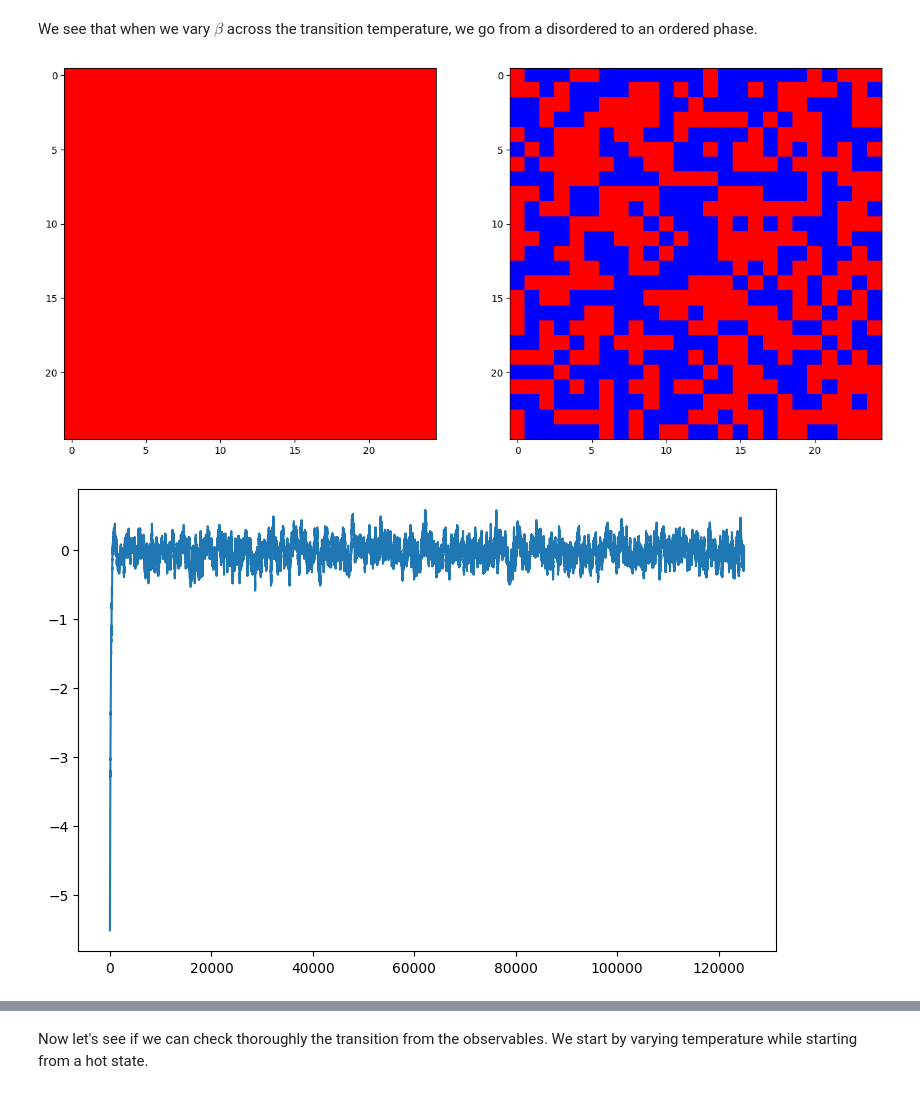
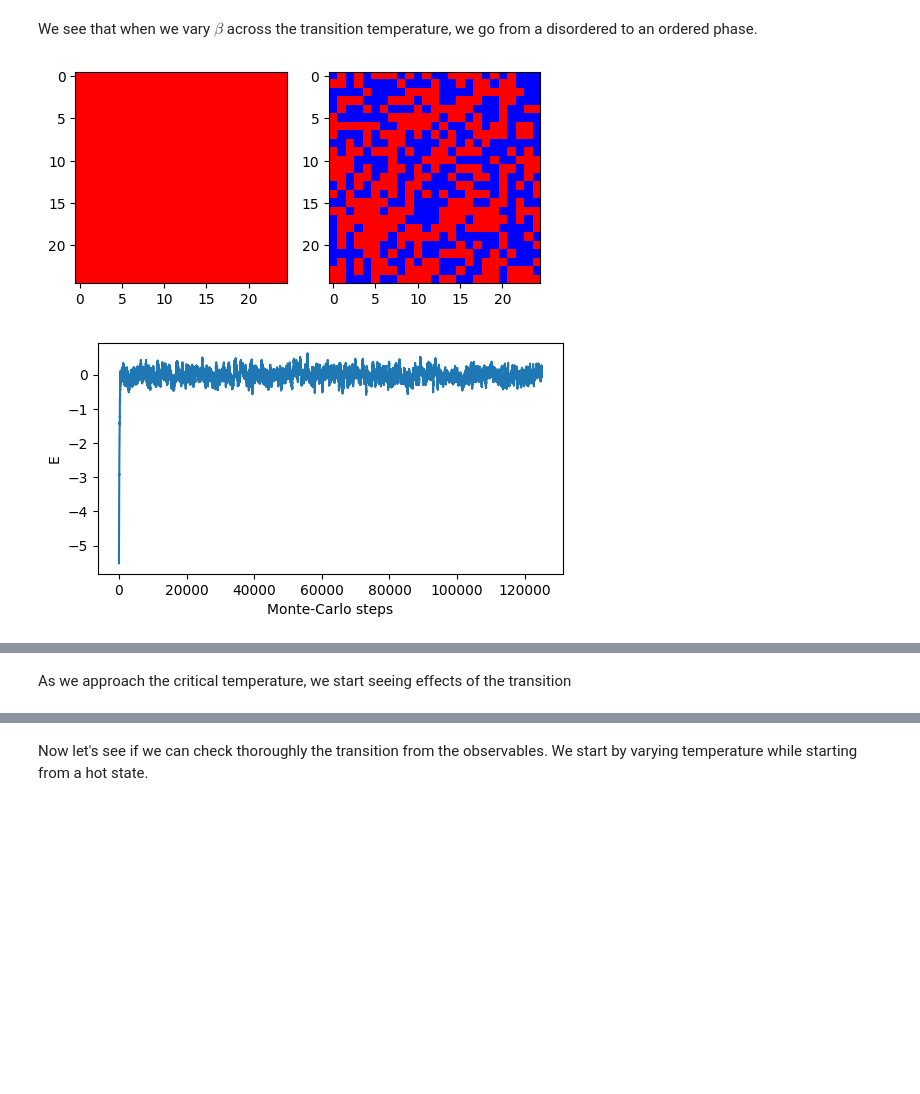
Before and after one commit to NicolasChagnet/ising-model-numerics, a Jupyter notebook: ising_monte_carlo.ipynb, the cells around one changed output, grey strips where cells are left out. Drawn from its saved outputs; the diff is of its cells as text; code cells hidden in the pictures; blank space fills up the shorter version.

```diff
--- a/ising_monte_carlo.ipynb
+++ b/ising_monte_carlo.ipynb
@@ -12,19 +13,22 @@ from matplotlib import pyplot as plt
 # %%
 def plot_lattice(lattice):
     cmap = matplotlib.colors.ListedColormap(["blue", "red"])
-    fig, ax = plt.subplots(nrows=1, ncols=1, figsize=(15, 10))
+    fig, ax = plt.subplots(nrows=1, ncols=1, figsize=(6, 6))
     ax.imshow(lattice, cmap=cmap, vmin=-1, vmax=1)
 
 
 def plot_lattice_init_end(output):
     cmap = matplotlib.colors.ListedColormap(["blue", "red"])
-    fig, axs = plt.subplots(nrows=1, ncols=2, figsize=(15, 10))
+    fig, axs = plt.subplots(nrows=1, ncols=2, figsize=(6, 6))
     axs[0].imshow(output["lattice_init"], cmap=cmap, vmin=-1, vmax=1)
     axs[1].imshow(output["lattice"], cmap=cmap, vmin=-1, vmax=1)
 
 
-def plot_observable(output, key):
-    fig, ax = plt.subplots(nrows=1, ncols=1, figsize=(9, 6))
+def plot_observable(output, key, y_label=None):
+    fig, ax = plt.subplots(nrows=1, ncols=1, figsize=(6, 3))
     ax.plot(output["time"], output[key])
+    ax.set_xlabel("Monte-Carlo steps")
+    if y_label is not None:
+        ax.set_ylabel(y_label)
 # %% [markdown]
 Let us start with large temperature configurations. We know the critical value of the Ising model in 2D.
@@ -34,11 +39,15 @@ betac = 0.441
 We see that when we vary $\beta$ across the transition temperature, we go from a disordered to an ordered phase.
 # %%
 output = monte_carlo_metropolis(
-    n=25, beta=0.01 * betac, h=0.0, max_steps=200, initial_state=1,
+    n=25,
+    beta=0.01 * betac,
+    h=0.0,
+    max_steps=200,
+    initial_state=1,
 )
 plot_lattice_init_end(output)
-plot_observable(output, "benergies")
-plot_observable(output, "magnetizations")
+plot_observable(output, "benergies", y_label="E")
+plot_observable(output, "magnetizations", y_label="m")
 # %% [output]
-[figure, old version]
+[figure, new version]
-[figure, old version]
+[figure, new version]
@@ -46 +55,3 @@ plot_observable(output, "magnetizations")
+# %% [markdown]
+As we approach the critical temperature, we start seeing effects of the transition
 # %%
```
Also changed, not shown: parts of 30 cells of this notebook, 1 other file.
